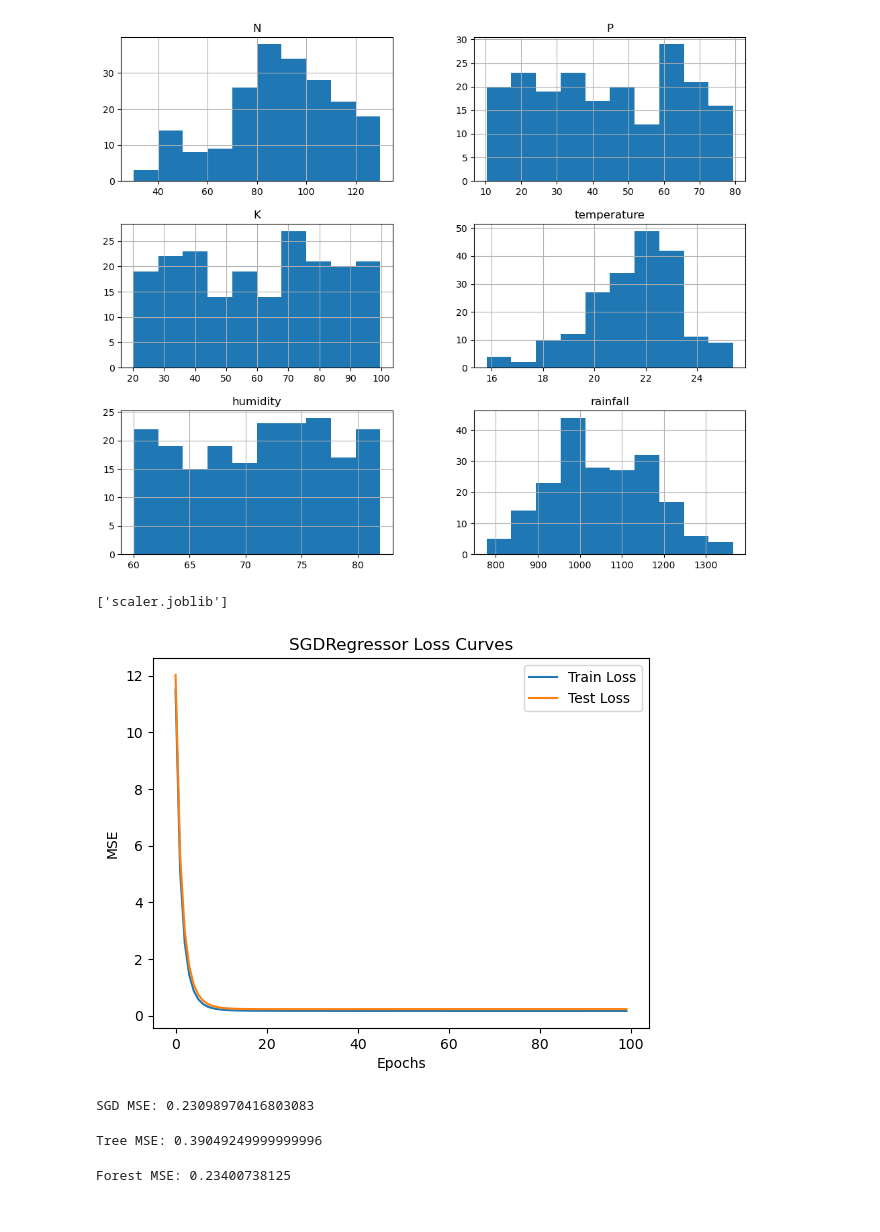
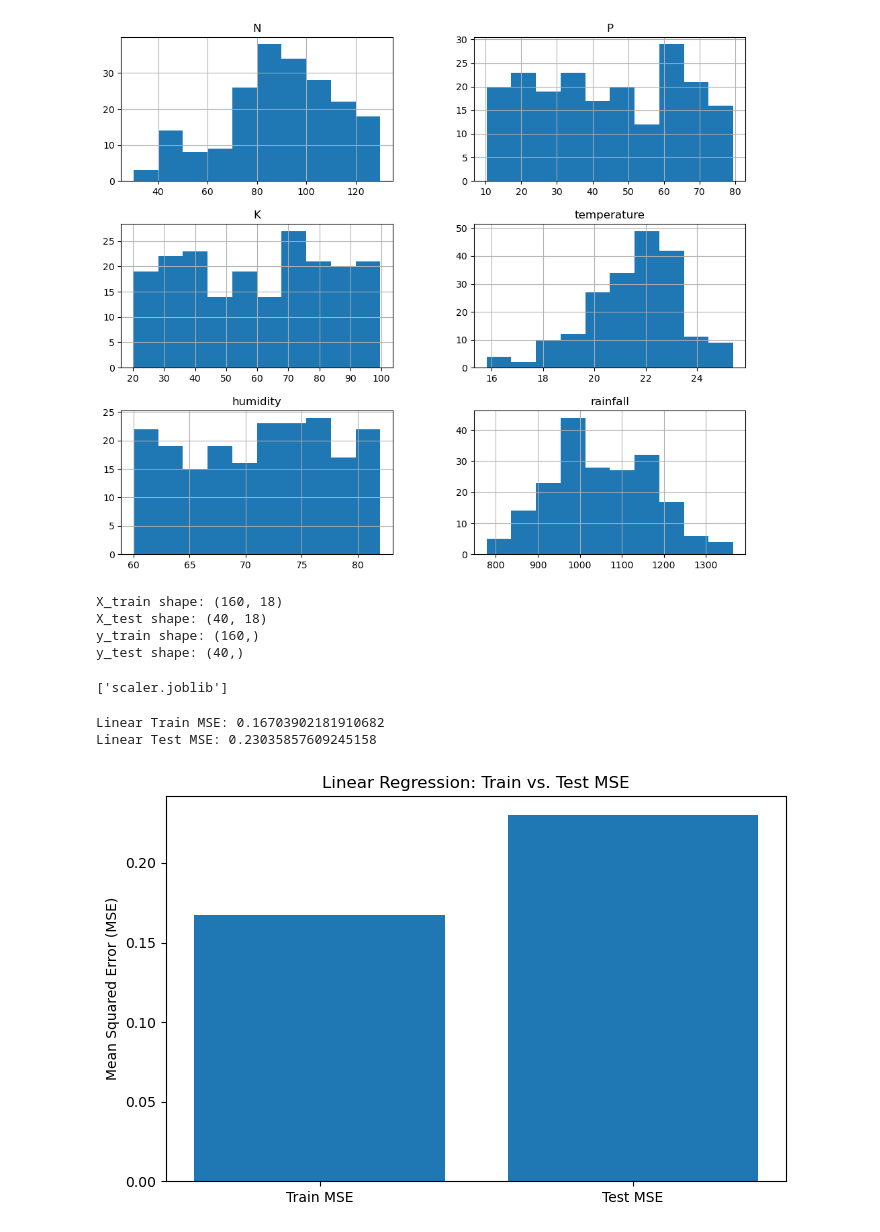
Before and after one commit to Gakwaya011/linear_regression_model, a Jupyter notebook: summative/linear_regression/multivariate.ipynb, the cells around one changed output. Cells and saved outputs as stored; diff of their text form; code cells hidden in the pictures.

```diff
--- a/summative/linear_regression/multivariate.ipynb
+++ b/summative/linear_regression/multivariate.ipynb
@@ -72,52 +72,39 @@ X_scaled = scaler.fit_transform(X)
 X = pd.DataFrame(X_scaled, columns=X.columns)
 # Split the Data
 X_train, X_test, y_train, y_test = train_test_split(X, y, test_size=0.2, random_state=42)
+print("X_train shape:", X_train.shape)
+print("X_test shape:", X_test.shape)
+print("y_train shape:", y_train.shape)
+print("y_test shape:", y_test.shape)
 #Save the Scaler
 joblib.dump(scaler, 'scaler.joblib')
 # %% [output]
-['scaler.joblib']
+X_train shape: (160, 18)
+X_test shape: (40, 18)
+y_train shape: (160,)
+y_test shape: (40,)
+['scaler.joblib']
-# %%
-sgd_model = SGDRegressor(max_iter=1000, tol=1e-3, random_state=42, warm_start=True)
-train_losses = []
-test_losses = []
-epochs = 100
-
-for epoch in range(epochs):
-    sgd_model.partial_fit(X_train, y_train)
-    train_predictions = sgd_model.predict(X_train)
-    train_loss = mean_squared_error(y_train, train_predictions)
-    train_losses.append(train_loss)
-    test_predictions = sgd_model.predict(X_test)
-    test_loss = mean_squared_error(y_test, test_predictions)
-    test_losses.append(test_loss)
-
-plt.plot(range(epochs), train_losses, label='Train Loss')
-plt.plot(range(epochs), test_losses, label='Test Loss')
-plt.xlabel('Epochs')
-plt.ylabel('MSE')
-plt.title('SGDRegressor Loss Curves')
-plt.legend()
-plt.show()
-
-sgd_predictions = sgd_model.predict(X_test)
-sgd_mse = mean_squared_error(y_test, sgd_predictions)
-print(f"SGD MSE: {sgd_mse}")
-# %% [output]
-[figure, removed]
-SGD MSE: 0.23098970416803083
-# %%
-tree_model = DecisionTreeRegressor()
-tree_model.fit(X_train, y_train)
-tree_predictions = tree_model.predict(X_test)
-tree_mse = mean_squared_error(y_test, tree_predictions)
-print(f"Tree MSE: {tree_mse}")
-# %% [output]
-Tree MSE: 0.39049249999999996
-# %%
-forest_model = RandomForestRegressor()
-forest_model.fit(X_train, y_train)
-forest_predictions = forest_model.predict(X_test)
-forest_mse = mean_squared_error(y_test, forest_predictions)
-print(f"Forest MSE: {forest_mse}")
-# %% [output]
-Forest MSE: 0.23400738125
+# %%
+
+
+linear_model = LinearRegression()
+linear_model.fit(X_train, y_train)
+linear_predictions = linear_model.predict(X_test)
+linear_mse = mean_squared_error(y_test, linear_predictions)
+
+train_predictions = linear_model.predict(X_train)
+train_mse = mean_squared_error(y_train, train_predictions)
+
+print(f"Linear Train MSE: {train_mse}")
+print(f"Linear Test MSE: {linear_mse}")
+
+# Create bar plot
+plt.figure(figsize=(8, 5))
+plt.bar(['Train MSE', 'Test MSE'], [train_mse, linear_mse])
+plt.ylabel('Mean Squared Error (MSE)')
+plt.title('Linear Regression: Train vs. Test MSE')
+plt.show()
+# %% [output]
+Linear Train MSE: 0.16703902181910682
+Linear Test MSE: 0.23035857609245158
+[figure, added]
```
Also changed, not shown: parts of 5 cells of this notebook, 3 other files.
